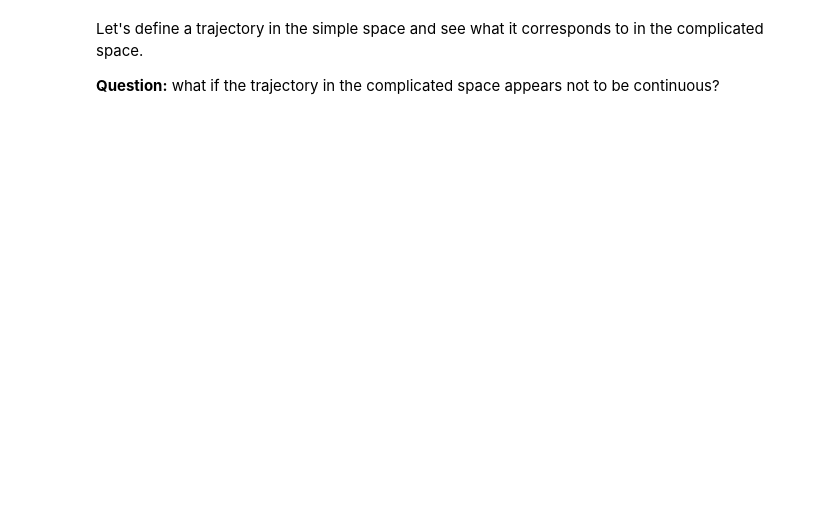
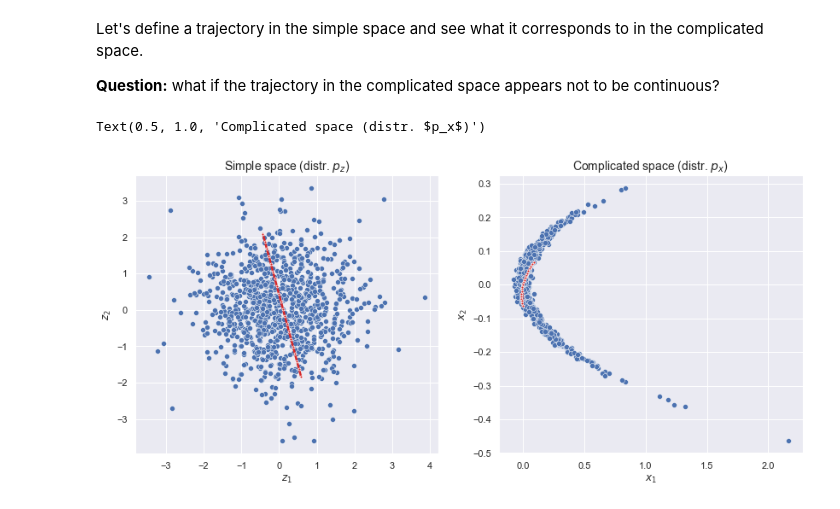
Before and after one commit to emanuele-moscato/bayesian-explorations, a Jupyter notebook: notebooks/inverse_autoregressive_flows.ipynb, the cells around one changed output. Drawn from its saved outputs; the diff is of its cells as text; code cells hidden in the pictures; blank space fills up the shorter version.

```diff
--- a/notebooks/inverse_autoregressive_flows.ipynb
+++ b/notebooks/inverse_autoregressive_flows.ipynb
@@ -337,59 +400,62 @@ model.flow.bijector.inverse([[0.4, 0.2]])
 # Note: these points were chosen because, at least in one case,
 #       they corresponded to nice points of either side of
 #       the complicated distribution.
-x_start = tf.constant([[0.5805478, -1.828414]])
-x_end = tf.constant([[-0.42988047, 2.0904593]])
+z_start = tf.constant([[0.5805478, -1.828414]])
+z_end = tf.constant([[-0.42988047, 2.0904593]])
 
 # Trajectory (a straight line).
-x_traj = tf.concat(
+z_traj = tf.concat(
     [
-        x_start + t * (x_end - x_start)
+        z_start + t * (z_end - z_start)
         for t in tf.linspace(0., 1., 20)
     ],
     axis=0
 )
 
 # Mapping of the trajectory to z-space via the flow.
-z_traj = model.flow.bijector.forward(x_traj)
+x_traj = model.flow.bijector.forward(z_traj)
 # %%
 fig, axs = plt.subplots(nrows=1, ncols=2, figsize=(14, 6))
 
 sns.scatterplot(
-    x=x_samples[:, 0],
-    y=x_samples[:, 1],
+    x=z_samples[:, 0],
+    y=z_samples[:, 1],
     ax=axs[0]
 )
 
 sns.lineplot(
-    x=x_traj[:, 0],
-    y=x_traj[:, 1],
+    x=z_traj[:, 0],
+    y=z_traj[:, 1],
     ax=axs[0],
     color=sns.color_palette("tab10")[3],
     linewidth=2.5,
     marker='.'
 )
 
 plt.sca(axs[0])
-plt.xlabel('$x_1$')
-plt.ylabel('$x_2$')
-plt.title('Simple space (distr. $p_x$)', fontsize=14)
+plt.xlabel('$z_1$')
+plt.ylabel('$z_2$')
+plt.title('Simple space (distr. $p_z$)', fontsize=14)
 
 sns.scatterplot(
-    x=z_samples[:, 0],
-    y=z_samples[:, 1],
+    x=x_samples[:, 0],
+    y=x_samples[:, 1],
     ax=axs[1]
 )
 
 sns.lineplot(
-    x=z_traj[:, 0],
-    y=z_traj[:, 1],
+    x=x_traj[:, 0],
+    y=x_traj[:, 1],
     ax=axs[1],
     color=sns.color_palette("tab10")[3],
     linewidth=1.5,
     marker='.'
 )
 
 plt.sca(axs[1])
-plt.xlabel('$z_1$')
-plt.ylabel('$z_2$')
-plt.title('Complicated space (distr. $p_z$)', fontsize=14)
+plt.xlabel('$x_1$')
+plt.ylabel('$x_2$')
+plt.title('Complicated space (distr. $p_x$)', fontsize=14)
+# %% [output]
+Text(0.5, 1.0, 'Complicated space (distr. $p_x$)')
+[figure, added]
```
Also changed, not shown: parts of 8 cells of this notebook, 1 other file.
